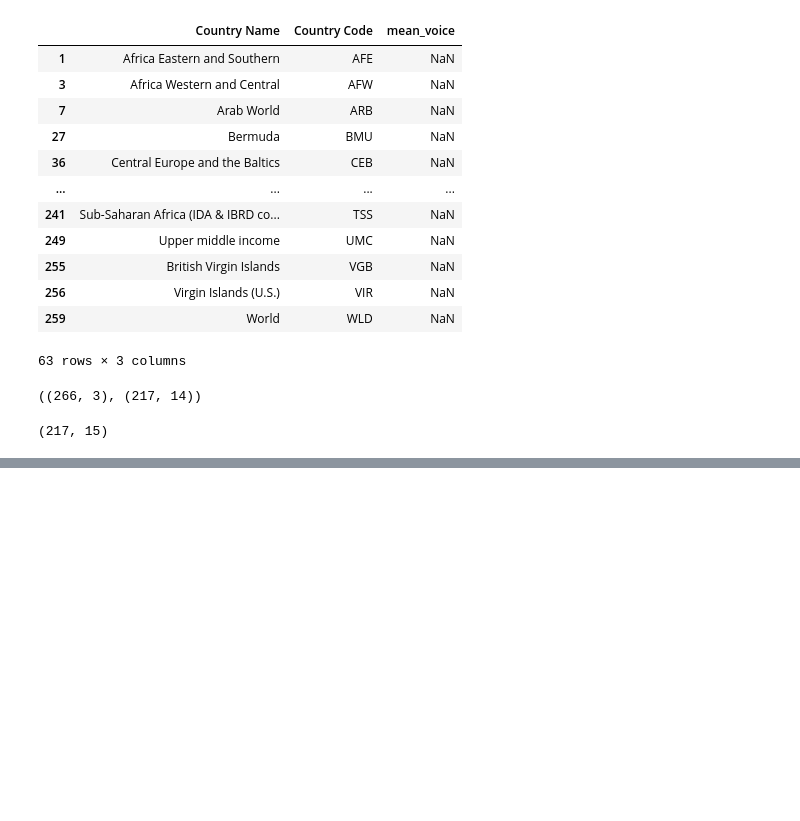
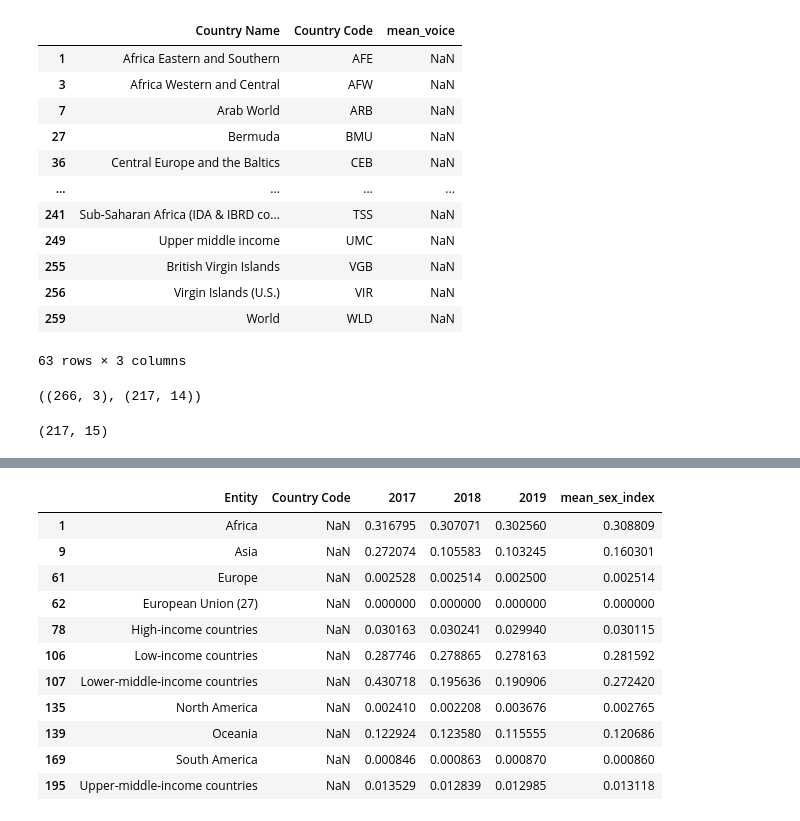
Before and after one commit to MartaGDC/Queering-the-map, a Jupyter notebook: notebooks/3. Country characteristics.ipynb, the cells around one changed output, grey strips where cells are left out. Cells and saved outputs as stored; diff of their text form; code cells hidden in the pictures; blank space fills up the shorter version.

```diff
--- a/notebooks/3. Country characteristics.ipynb
+++ b/notebooks/3. Country characteristics.ipynb
@@ -951,0 +1052,7 @@ stability.to_csv("../data/charactCountry/stability/stability_rank.csv")
+# %%
+sex = sex.pivot(index=["Entity", "Code"], columns="Year", values="Same-sex sexual acts illegal")
+# %%
+sex.columns.name = None
+sex.reset_index(inplace=True)
+sex.rename(columns={"Code": "Country Code"}, inplace=True)
+sex.sample(5)
@@ -951,0 +1067,8 @@ stability.to_csv("../data/charactCountry/stability/stability_rank.csv")
+# %%
+sex.drop(columns=[1991, 1992, 1993, 1994, 1995, 1996, 1997, 1998, 1999, 2000, 2001, 2002, 2003, 2004, 2005, 2006, 2007, 2008,
+                  2009, 2010, 2011, 2012, 2013, 2014, 2015, 2016], inplace = True)
+# %%
+mean_sex_index = []
+for index, rows in sex.iterrows():
+    mean_sex_index.append(np.nanmean([rows[2017], rows[2018], rows[2019]]))
+sex["mean_sex_index"] = mean_sex_index
@@ -951,0 +1085,15 @@ stability.to_csv("../data/charactCountry/stability/stability_rank.csv")
+# %%
+sex.loc[sex[sex["Country Code"].isna()].index] # They are regions
+# %% [output]
+|  | Entity | Country Code | 2017 | 2018 | 2019 | mean_sex_index |
+| 1 | Africa | NaN | 0.316795 | 0.307071 | 0.302560 | 0.308809 |
+| 9 | Asia | NaN | 0.272074 | 0.105583 | 0.103245 | 0.160301 |
+| 61 | Europe | NaN | 0.002528 | 0.002514 | 0.002500 | 0.002514 |
+| 62 | European Union (27) | NaN | 0.000000 | 0.000000 | 0.000000 | 0.000000 |
+| 78 | High-income countries | NaN | 0.030163 | 0.030241 | 0.029940 | 0.030115 |
+| 106 | Low-income countries | NaN | 0.287746 | 0.278865 | 0.278163 | 0.281592 |
+| 107 | Lower-middle-income countries | NaN | 0.430718 | 0.195636 | 0.190906 | 0.272420 |
+| 135 | North America | NaN | 0.002410 | 0.002208 | 0.003676 | 0.002765 |
+| 139 | Oceania | NaN | 0.122924 | 0.123580 | 0.115555 | 0.120686 |
+| 169 | South America | NaN | 0.000846 | 0.000863 | 0.000870 | 0.000860 |
+| 195 | Upper-middle-income countries | NaN | 0.013529 | 0.012839 | 0.012985 | 0.013118 |
```
Also changed, not shown: parts of 90 cells of this notebook, 15 other files.
